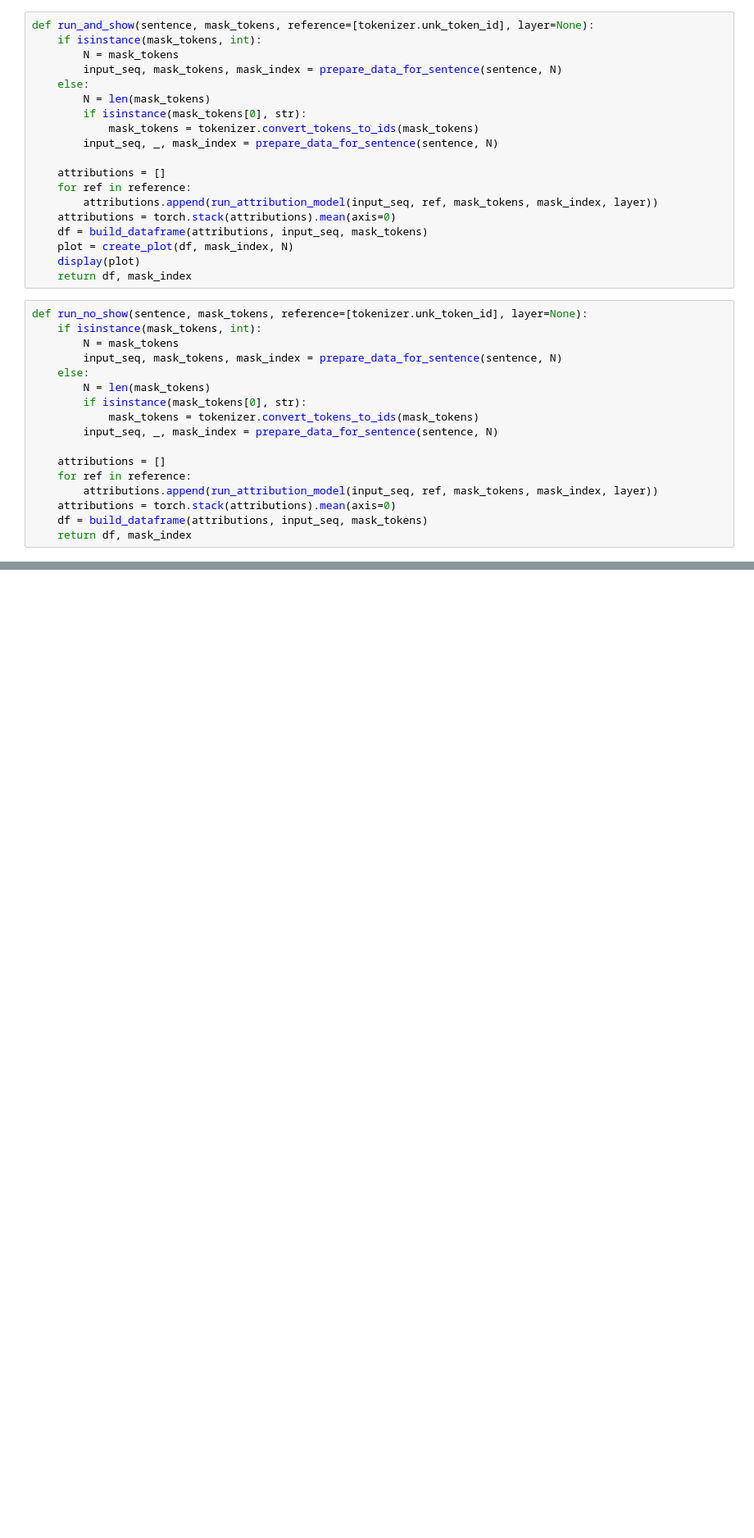
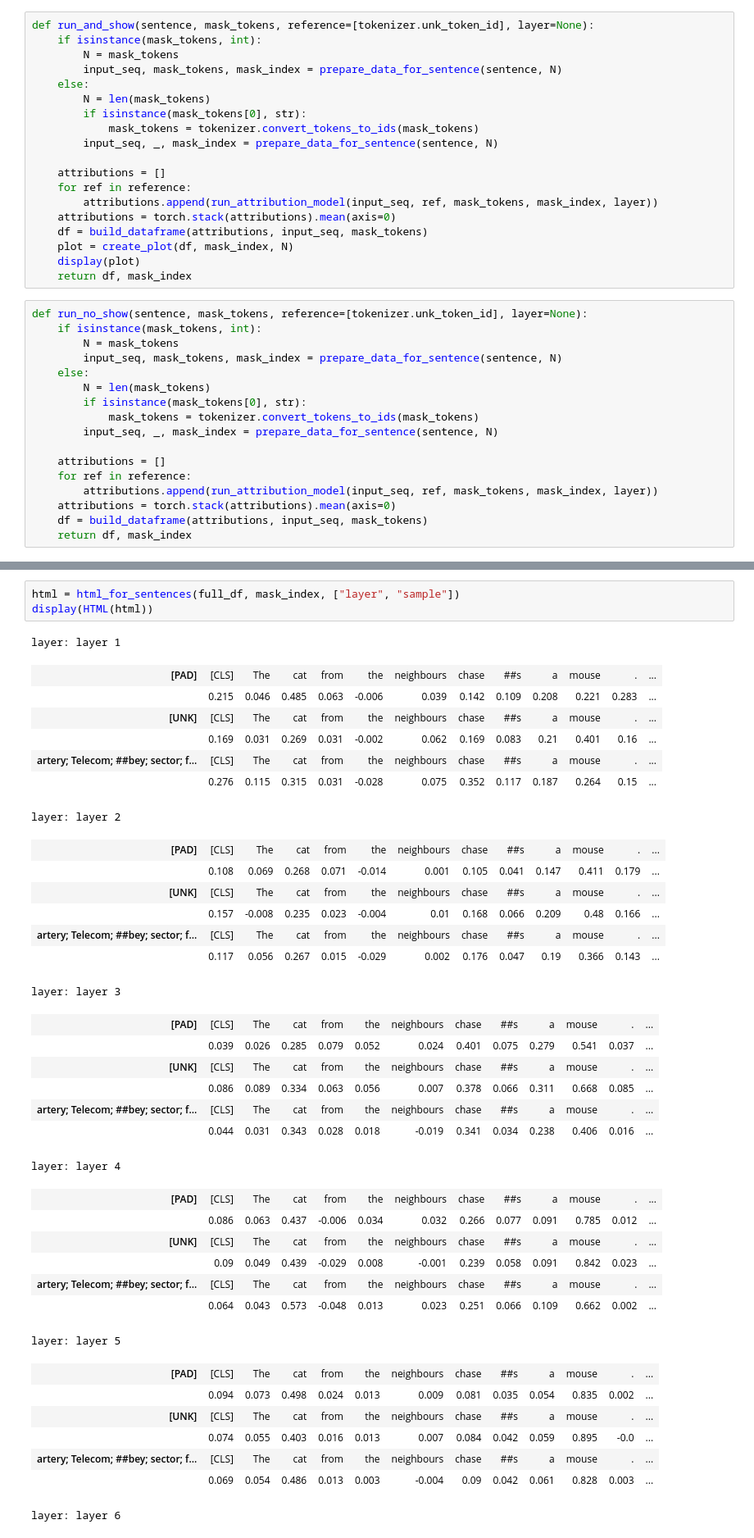
Before and after one commit to martijnvanbeers/nlp-attribution-notebooks, a Jupyter notebook: captum-LayerIntegratedGradients_1.ipynb, the cells around one changed output, grey strips where cells are left out. Shown at 82% size. Saved outputs shown, nothing was run; the diff lists cells and outputs as text; blank space fills up the shorter version.

```diff
--- a/captum-LayerIntegratedGradients_1.ipynb
+++ b/captum-LayerIntegratedGradients_1.ipynb
@@ -300,0 +256,40 @@ DistilBertForMaskedLM(
+# %%
+html = html_for_sentences(full_df, mask_index, ["layer", "sample"])
+display(HTML(html))
+# %% [output]
+layer: layer 1
+| [PAD] | [CLS] | The | cat | from | the | neighbours | chase | ##s | a | mouse | . | ... |
+|  | 0.215 | 0.046 | 0.485 | 0.063 | -0.006 | 0.039 | 0.142 | 0.109 | 0.208 | 0.221 | 0.283 | ... |
+| [UNK] | [CLS] | The | cat | from | the | neighbours | chase | ##s | a | mouse | . | ... |
+|  | 0.169 | 0.031 | 0.269 | 0.031 | -0.002 | 0.062 | 0.169 | 0.083 | 0.21 | 0.401 | 0.16 | ... |
+| artery; Telecom; ##bey; sector; f... | [CLS] | The | cat | from | the | neighbours | chase | ##s | a | mouse | . | ... |
+|  | 0.276 | 0.115 | 0.315 | 0.031 | -0.028 | 0.075 | 0.352 | 0.117 | 0.187 | 0.264 | 0.15 | ... |
+layer: layer 2
+| [PAD] | [CLS] | The | cat | from | the | neighbours | chase | ##s | a | mouse | . | ... |
+|  | 0.108 | 0.069 | 0.268 | 0.071 | -0.014 | 0.001 | 0.105 | 0.041 | 0.147 | 0.411 | 0.179 | ... |
+| [UNK] | [CLS] | The | cat | from | the | neighbours | chase | ##s | a | mouse | . | ... |
+|  | 0.157 | -0.008 | 0.235 | 0.023 | -0.004 | 0.01 | 0.168 | 0.066 | 0.209 | 0.48 | 0.166 | ... |
+| artery; Telecom; ##bey; sector; f... | [CLS] | The | cat | from | the | neighbours | chase | ##s | a | mouse | . | ... |
+|  | 0.117 | 0.056 | 0.267 | 0.015 | -0.029 | 0.002 | 0.176 | 0.047 | 0.19 | 0.366 | 0.143 | ... |
+layer: layer 3
+| [PAD] | [CLS] | The | cat | from | the | neighbours | chase | ##s | a | mouse | . | ... |
+|  | 0.039 | 0.026 | 0.285 | 0.079 | 0.052 | 0.024 | 0.401 | 0.075 | 0.279 | 0.541 | 0.037 | ... |
+| [UNK] | [CLS] | The | cat | from | the | neighbours | chase | ##s | a | mouse | . | ... |
+|  | 0.086 | 0.089 | 0.334 | 0.063 | 0.056 | 0.007 | 0.378 | 0.066 | 0.311 | 0.668 | 0.085 | ... |
+| artery; Telecom; ##bey; sector; f... | [CLS] | The | cat | from | the | neighbours | chase | ##s | a | mouse | . | ... |
+|  | 0.044 | 0.031 | 0.343 | 0.028 | 0.018 | -0.019 | 0.341 | 0.034 | 0.238 | 0.406 | 0.016 | ... |
+layer: layer 4
+| [PAD] | [CLS] | The | cat | from | the | neighbours | chase | ##s | a | mouse | . | ... |
+|  | 0.086 | 0.063 | 0.437 | -0.006 | 0.034 | 0.032 | 0.266 | 0.077 | 0.091 | 0.785 | 0.012 | ... |
+| [UNK] | [CLS] | The | cat | from | the | neighbours | chase | ##s | a | mouse | . | ... |
+|  | 0.09 | 0.049 | 0.439 | -0.029 | 0.008 | -0.001 | 0.239 | 0.058 | 0.091 | 0.842 | 0.023 | ... |
+| artery; Telecom; ##bey; sector; f... | [CLS] | The | cat | from | the | neighbours | chase | ##s | a | mouse | . | ... |
+|  | 0.064 | 0.043 | 0.573 | -0.048 | 0.013 | 0.023 | 0.251 | 0.066 | 0.109 | 0.662 | 0.002 | ... |
+layer: layer 5
+| [PAD] | [CLS] | The | cat | from | the | neighbours | chase | ##s | a | mouse | . | ... |
+|  | 0.094 | 0.073 | 0.498 | 0.024 | 0.013 | 0.009 | 0.081 | 0.035 | 0.054 | 0.835 | 0.002 | ... |
+| [UNK] | [CLS] | The | cat | from | the | neighbours | chase | ##s | a | mouse | . | ... |
+|  | 0.074 | 0.055 | 0.403 | 0.016 | 0.013 | 0.007 | 0.084 | 0.042 | 0.059 | 0.895 | -0.0 | ... |
+| artery; Telecom; ##bey; sector; f... | [CLS] | The | cat | from | the | neighbours | chase | ##s | a | mouse | . | ... |
+|  | 0.069 | 0.054 | 0.486 | 0.013 | 0.003 | -0.004 | 0.09 | 0.042 | 0.061 | 0.828 | 0.003 | ... |
+layer: layer 6
```
Also changed, not shown: parts of 16 cells of this notebook.
